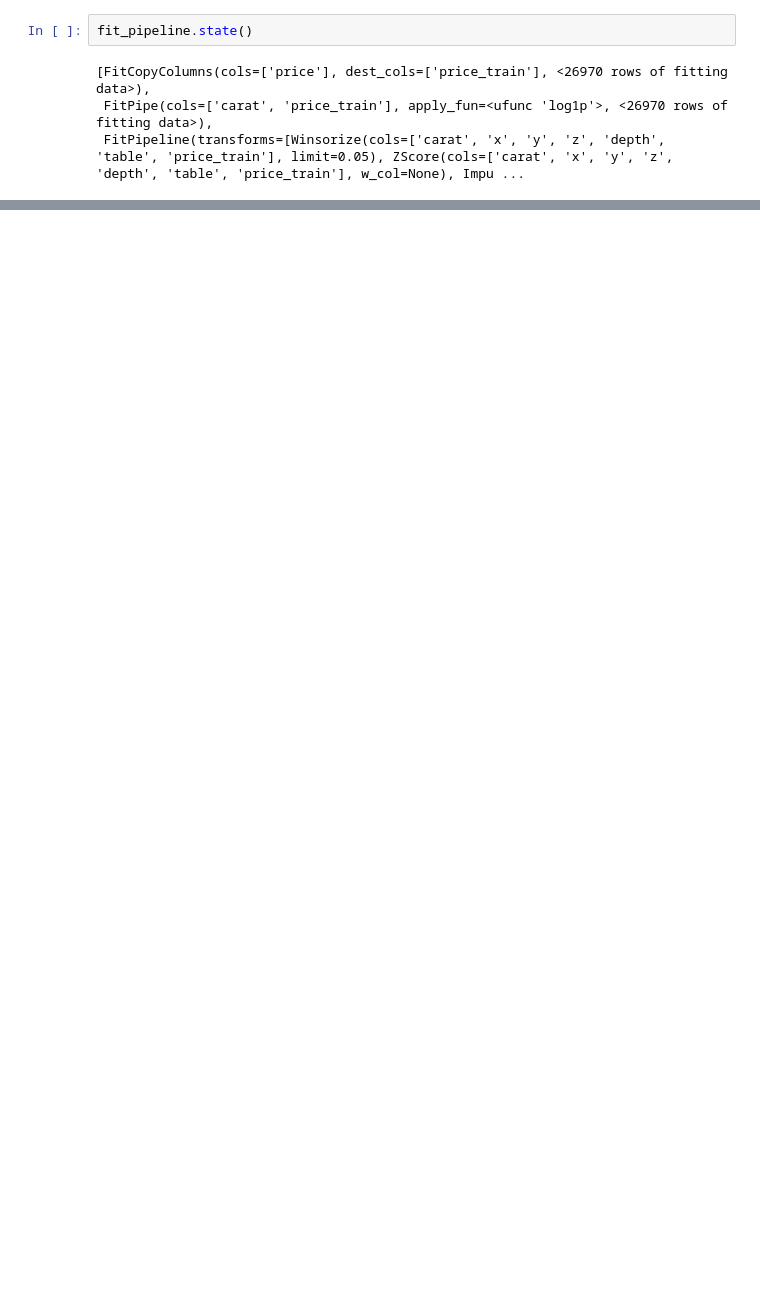
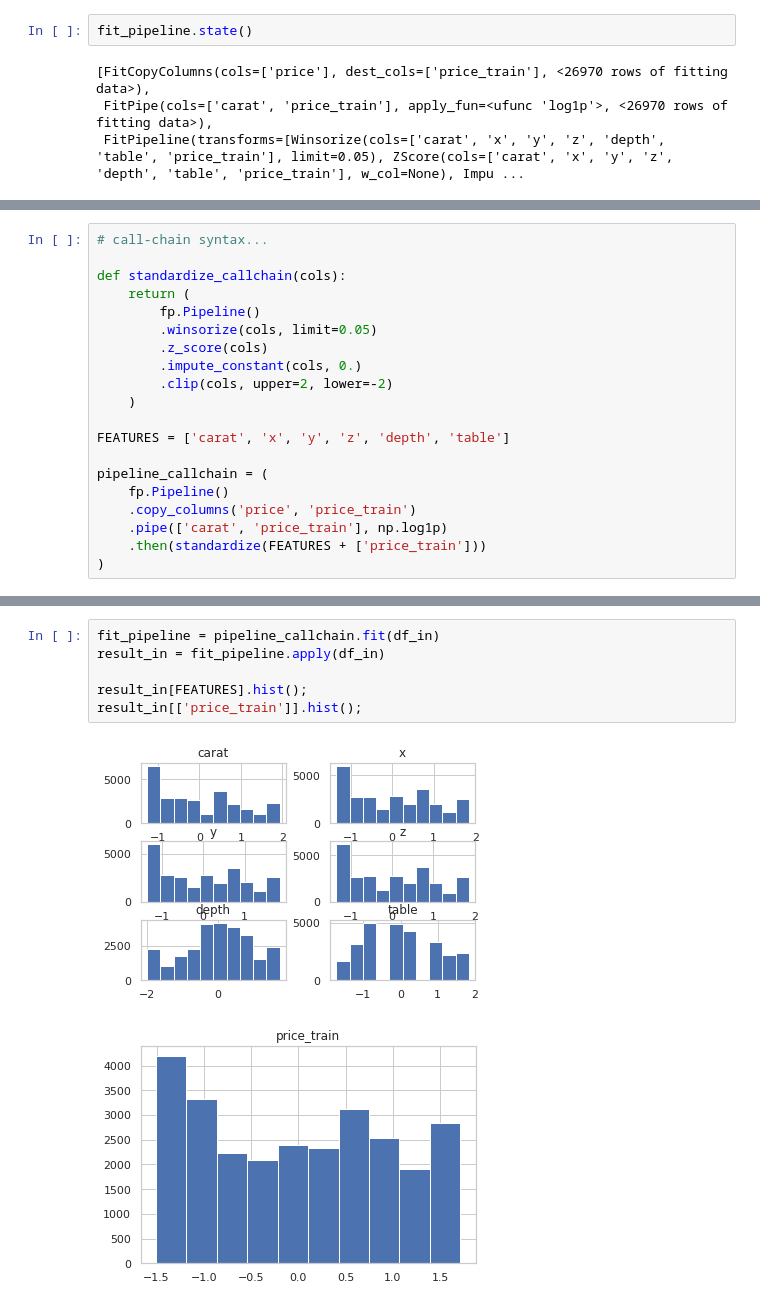
Before and after one commit to jaronowitz/frankenfit, a Jupyter notebook: codebases/local/ard-fit-pipelines/notebooks/Dev-2.ipynb, the cells around one changed output, grey strips where cells are left out. Drawn from its saved outputs; the diff is of its cells as text; blank space fills up the shorter version.

```diff
--- a/codebases/local/ard-fit-pipelines/notebooks/Dev-2.ipynb
+++ b/codebases/local/ard-fit-pipelines/notebooks/Dev-2.ipynb
@@ -141,0 +164,20 @@ result_out[['price_train']].hist();
+# %%
+# call-chain syntax...
+
+def standardize_callchain(cols):
+    return (
+        fp.Pipeline()
+        .winsorize(cols, limit=0.05)
+        .z_score(cols)
+        .impute_constant(cols, 0.)
+        .clip(cols, upper=2, lower=-2)
+    )
+
+FEATURES = ['carat', 'x', 'y', 'z', 'depth', 'table']
+
+pipeline_callchain = (
+    fp.Pipeline()
+    .copy_columns('price', 'price_train')
+    .pipe(['carat', 'price_train'], np.log1p)
+    .then(standardize(FEATURES + ['price_train']))
+)
@@ -141,0 +192,9 @@ result_out[['price_train']].hist();
+# %%
+fit_pipeline = pipeline_callchain.fit(df_in)
+result_in = fit_pipeline.apply(df_in)
+
+result_in[FEATURES].hist();
+result_in[['price_train']].hist();
+# %% [output]
+[figure, added]
+[figure, added]
```
Also changed, not shown: parts of 14 cells of this notebook, 3 other files.
